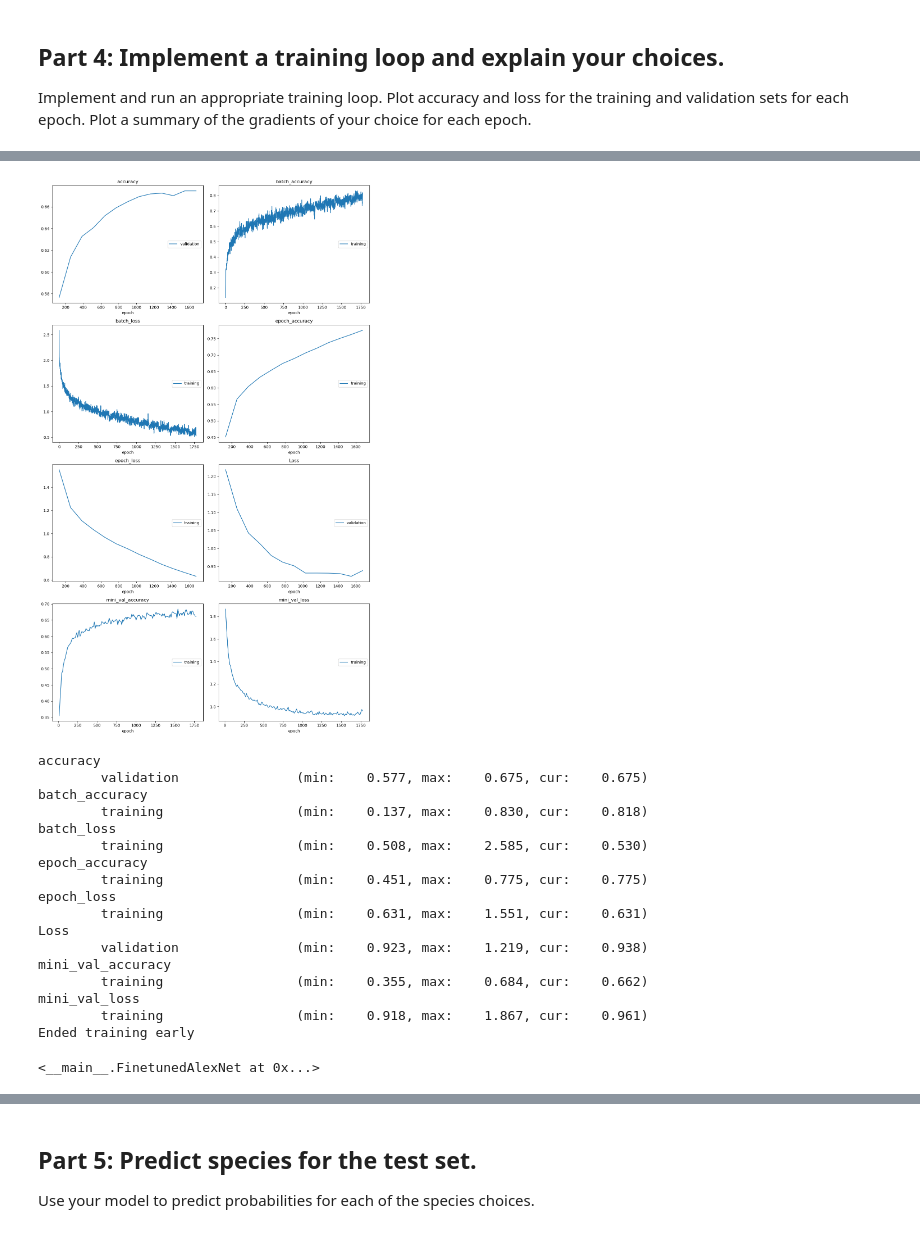
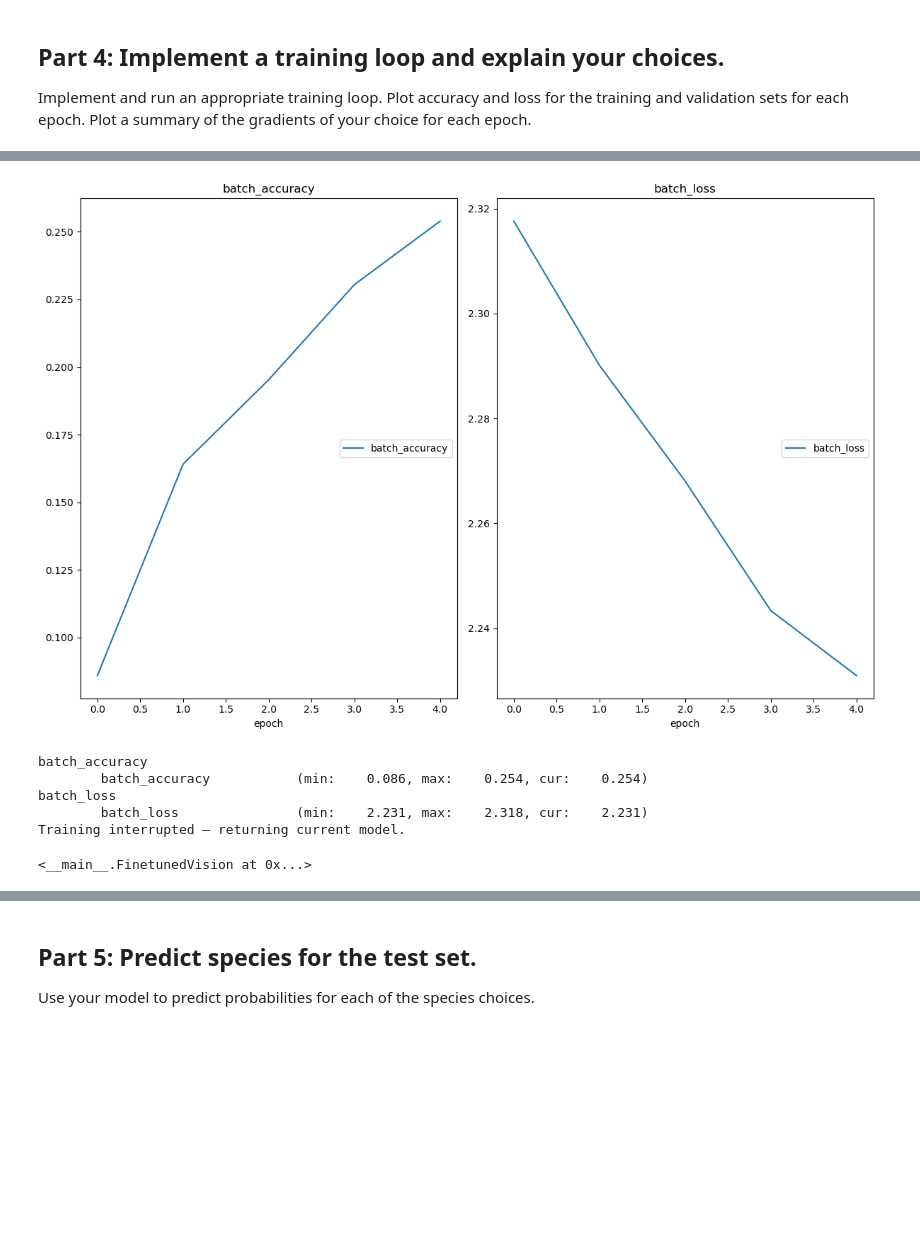
Before and after one commit to stanleyhuang12/finetune-cnn, a Jupyter notebook: project2.ipynb, the cells around one changed output, grey strips where cells are left out. Saved outputs shown, nothing was run; the diff lists cells and outputs as text; code cells hidden in the pictures; blank space fills up the shorter version.

Commit message:
make major updates to training code

```diff
--- a/project2.ipynb
+++ b/project2.ipynb
@@ -89,7 +88,7 @@ def find_top_10_species(df, name):
     counts[-1] = others_val
 
     species_name = list(groups.index)[0:10]
-    species_name[-1] = "Other"
+    species_name[-1] = "other"
 
     return species_name, counts
 
@@ -244,7 +316,7 @@ Create a DataLoader object for the training data.
 # %%
 # YOUR CHANGES HERE
 
-data = ButterflyDataset("train-onehot.csv")
+data = ButterflyDataset("train-onehot.csv", data_dir=data_dir)
 loader = DataLoader(
         data,
         batch_size=32,
@@ -254,7 +326,7 @@ print(len(loader)*32)
 # %% [output]
 59776
 # %%
-val = ButterflyDataset("validation-onehot.csv")
+val = ButterflyDataset("validation-onehot.csv", data_dir=data_dir)
 val_loader = DataLoader(val, batch_size=254, shuffle=True)
 print(len(val_loader)*254)
 # %% [output]
@@ -485,0 +523,12 @@ Name: outcome, Length: 10000, dtype: int64
+# %%
+SPECIES_NAMES=train_species
+tensor_obj = torch.Tensor(new_validation_df[SPECIES_NAMES].values)
+new_validation_df['outcome'] = torch.argmax(tensor_obj, dim=1).reshape(-1,)
+MODEL_CHOICE = "efficientnet"
+if MODEL_CHOICE == "alexnet":
+    base_model = models.alexnet(weights=AlexNet_Weights.DEFAULT)
+elif MODEL_CHOICE == "efficientnet":
+    from torchvision.models import EfficientNet_B0_Weights
+    from torchvision import models
+    base_model = models.efficientnet_b0(weights=EfficientNet_B0_Weights.DEFAULT)
+print(base_model)
@@ -742,24 +798,36 @@ Model probabilities: tensor([[-1.1767,  1.2471,  0.3936,  0.1818, -0.5289,  0.67
 Tensor size: torch.Size([1, 10])
 # %%
-ftmodel = FinetunedAlexNet(model=model, train_data=data, val_data=val)
-ftmodel.train_model(num_epochs=20, lr=1e-4, wd=1e-4, criterion=torch.nn.CrossEntropyLoss(), batch_size=512)
+"""note for graders... accidentally reset my run"""
+MODEL_CHOICE = "efficientnet_b0"
+
+if MODEL_CHOICE == "alexnet":
+    base_model = models.alexnet(weights=AlexNet_Weights.DEFAULT)
+elif MODEL_CHOICE == "efficientnet_b0":
+    from torchvision.models import EfficientNet_B0_Weights
+    base_model = models.efficientnet_b0(weights=EfficientNet_B0_Weights.DEFAULT)
+else:
+    raise ValueError(f"Unsupported MODEL_CHOICE: '{MODEL_CHOICE}'")
+
+ftmodel = FinetunedVision(
+    model = base_model,
+    train_data   = train_data,
+    val_data = val_data,
+    directory  = "results_latest",
+    model_choice = MODEL_CHOICE,
+)
+ftmodel.train_model(
+    num_epochs  = 10,
+    lr  = 1e-4,
+    wd  = 1e-4,
+    batch_size  = 256,
+    mini_val_every_n_batches = 15,
+    grad_clip = 1.0,
+)
 # %% [output]
-[figure, old version]
+[figure, new version]
-accuracy
-        validation               (min:    0.577, max:    0.675, cur:    0.675)
 batch_accuracy
-        training                 (min:    0.137, max:    0.830, cur:    0.818)
+        batch_accuracy           (min:    0.086, max:    0.254, cur:    0.254)
 batch_loss
-        training                 (min:    0.508, max:    2.585, cur:    0.530)
-epoch_accuracy
-        training                 (min:    0.451, max:    0.775, cur:    0.775)
-epoch_loss
-        training                 (min:    0.631, max:    1.551, cur:    0.631)
-Loss
-        validation               (min:    0.923, max:    1.219, cur:    0.938)
-mini_val_accuracy
-        training                 (min:    0.355, max:    0.684, cur:    0.662)
-mini_val_loss
-        training                 (min:    0.918, max:    1.867, cur:    0.961)
-Ended training early
+        batch_loss               (min:    2.231, max:    2.318, cur:    2.231)
+Training interrupted – returning current model.
-<__main__.FinetunedAlexNet at 0x...>
+<__main__.FinetunedVision at 0x...>
```
Also changed, not shown: parts of 19 cells of this notebook.
